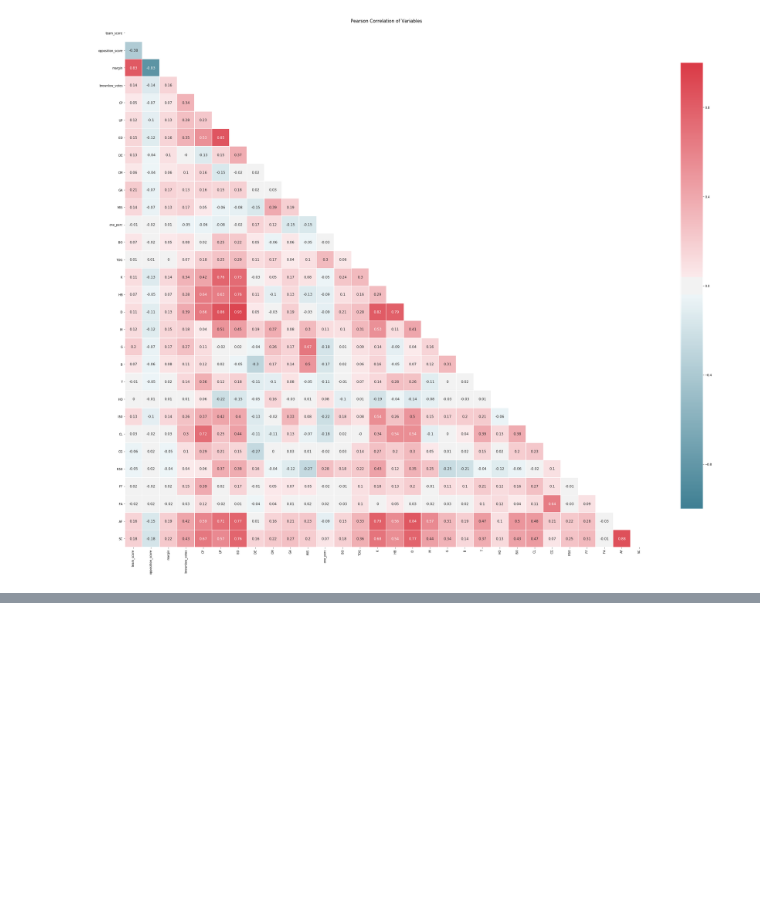
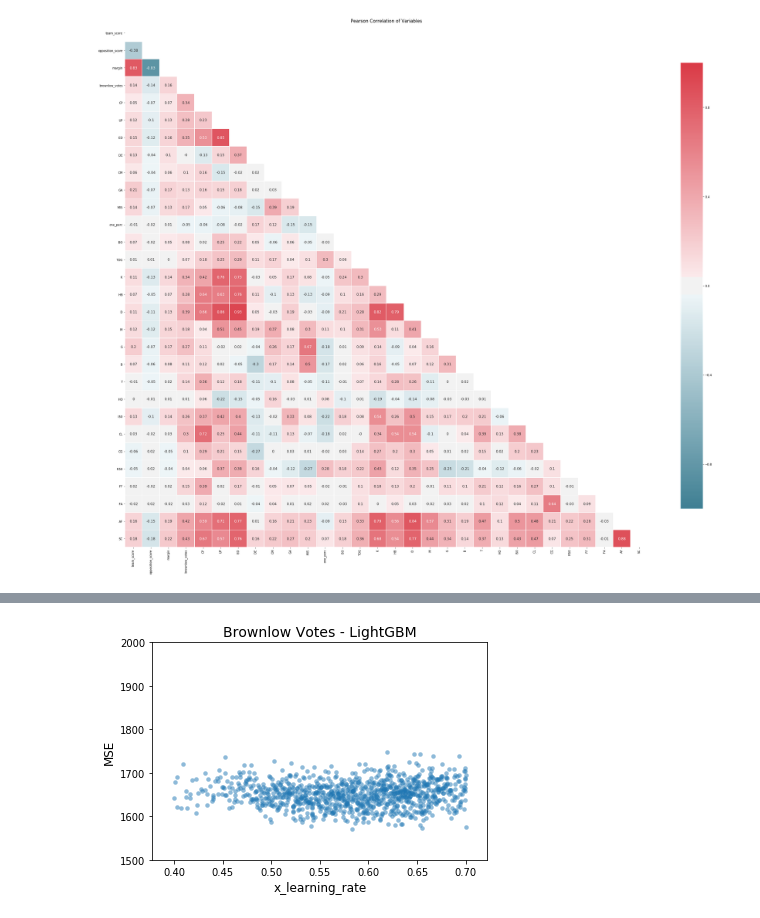
Before and after one commit to dstatz/Brownlow-Datathon, a Jupyter notebook: brownlow-predict.ipynb, the cells around one changed output, grey strips where cells are left out. Saved outputs shown, nothing was run; the diff lists cells and outputs as text; code cells hidden in the pictures; blank space fills up the shorter version.

Commit message:
optimized light gbm model

```diff
--- a/brownlow-predict.ipynb
+++ b/brownlow-predict.ipynb
@@ -107,0 +171,8 @@ y_test = test['brownlow_votes']
+# %%
+trials = Trials()
+best = fmin(fn=objective,
+            space=space,
+            algo=tpe.suggest,
+            max_evals=1000,
+            trials=trials)
+print(best)
@@ -107,0 +207,2 @@ y_test = test['brownlow_votes']
+# %%
+y_lims = [1500,2000]
@@ -107,0 +222,11 @@ y_test = test['brownlow_votes']
+# %%
+f, ax = plt.subplots(1)
+xs = [t['misc']['vals']['x_learning_rate'] for t in trials.trials]
+ys = [t['result']['loss'] for t in trials.trials]
+ax.scatter(xs, ys, s=20, linewidth=0.01, alpha=0.5)
+ax.set_ylim(y_lims)
+ax.set_title('Brownlow Votes - LightGBM', fontsize=14)
+ax.set_xlabel('x_learning_rate', fontsize=12)
+ax.set_ylabel('MSE', fontsize=12);
+# %% [output]
+[figure, added]
```
Also changed, not shown: parts of 24 cells of this notebook, 2 other files.
